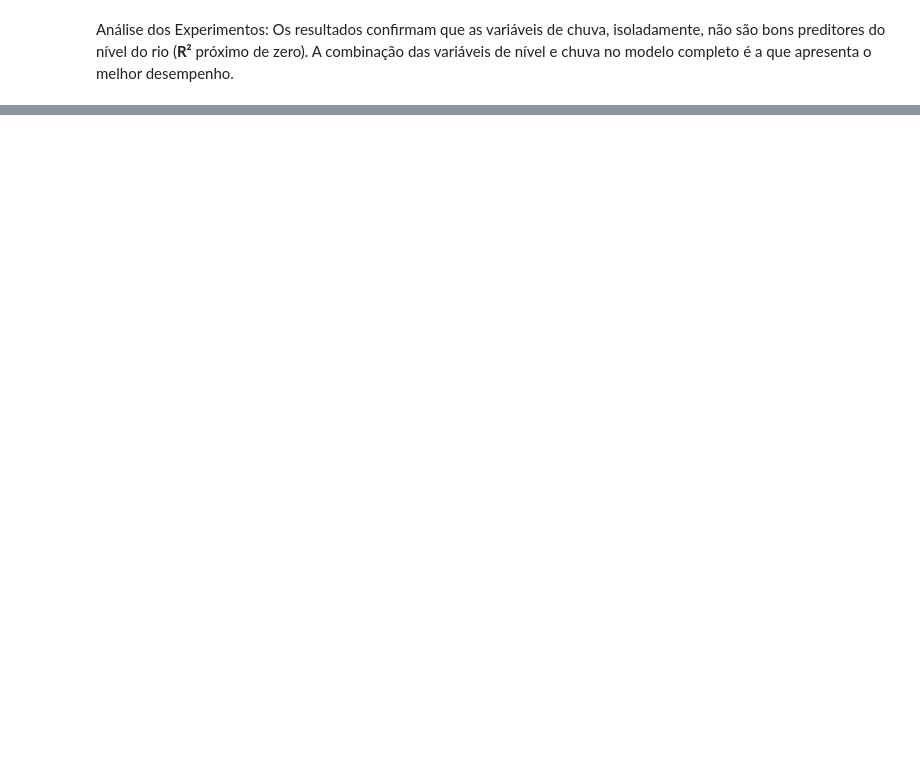
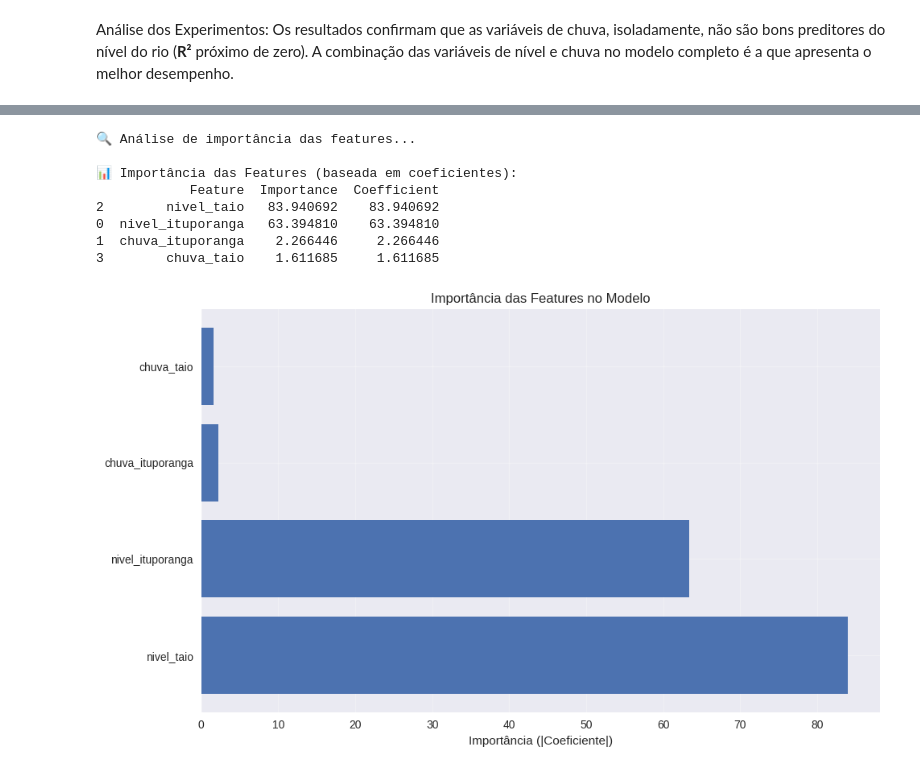
Before and after one commit to IgorKammerGrahl/ProjetoFinalIa, a Jupyter notebook: ProjetoIa.ipynb, the cells around one changed output, grey strips where cells are left out. Saved outputs shown, nothing was run; the diff lists cells and outputs as text; code cells hidden in the pictures; blank space fills up the shorter version.

```diff
--- a/ProjetoIa.ipynb
+++ b/ProjetoIa.ipynb
@@ -354,0 +644,39 @@ ModuleNotFoundError: No module named 'streamlit'
+# %%
+# =============================================================================
+# BLOCO 11: ANÁLISE DE IMPORTÂNCIA DAS FEATURES
+# =============================================================================
+
+print("\n🔍 Análise de importância das features...")
+
+# Calcular importância baseada nos coeficientes (valor absoluto)
+feature_names = X.columns
+feature_importance = np.abs(model.coef_)
+
+# Criar DataFrame para visualização
+importance_df = pd.DataFrame({
+    'Feature': feature_names,
+    'Importance': feature_importance,
+    'Coefficient': model.coef_
+}).sort_values('Importance', ascending=False)
+
+print(f"\n📊 Importância das Features (baseada em coeficientes):")
+print(importance_df)
+
+# Visualizar importância das features
+plt.figure(figsize=(10, 6))
+plt.barh(importance_df['Feature'], importance_df['Importance'])
+plt.xlabel('Importância (|Coeficiente|)')
+plt.title('Importância das Features no Modelo')
+plt.grid(True, alpha=0.3)
+plt.tight_layout()
+plt.show()
+# %% [output]
+🔍 Análise de importância das features...
+
+📊 Importância das Features (baseada em coeficientes):
+            Feature  Importance  Coefficient
+2        nivel_taio   83.940692    83.940692
+0  nivel_ituporanga   63.394810    63.394810
+1  chuva_ituporanga    2.266446     2.266446
+3        chuva_taio    1.611685     1.611685
+[figure, added]
```
Also changed, not shown: parts of 48 cells of this notebook, 3 other files.
